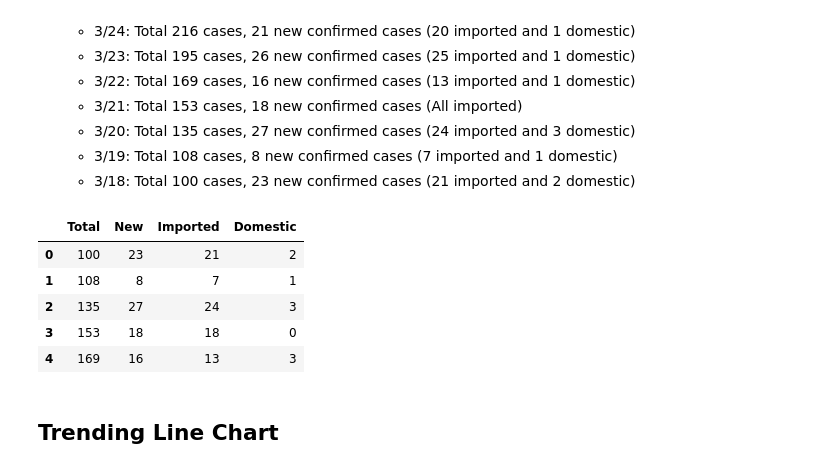
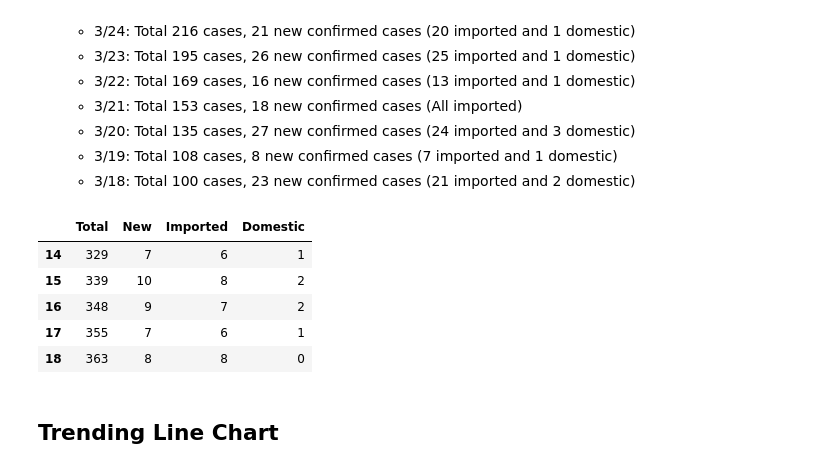
Before and after one commit to johnklee/covid19_data, a Jupyter notebook: tokyo_confirmed_cases.ipynb, the cells around one changed output. Cells and saved outputs as stored; diff of their text form; code cells hidden in the pictures.

```diff
--- a/tokyo_confirmed_cases.ipynb
+++ b/tokyo_confirmed_cases.ipynb
@@ -22,23 +22,24 @@
 # %%
 from datetime import datetime, timedelta
 import pandas as pd
 
 data_src_file = 'data.csv'
 begin_date = datetime.strptime('2020/03/18', '%Y/%m/%d')
 df = pd.read_csv(data_src_file)
 taiwan_cc = []
 '''Taiwan confirmed cases'''
+
 for index, row in df.iterrows():
     taiwan_cc.append((row['Total'], row['New'], row['Imported'], row['Domestic']))
 
-df.head()
+df.tail()
 # %% [output]
 |  | Total | New | Imported | Domestic |
-| 0 | 100 | 23 | 21 | 2 |
-| 1 | 108 | 8 | 7 | 1 |
-| 2 | 135 | 27 | 24 | 3 |
-| 3 | 153 | 18 | 18 | 0 |
-| 4 | 169 | 16 | 13 | 3 |
+| 14 | 329 | 7 | 6 | 1 |
+| 15 | 339 | 10 | 8 | 2 |
+| 16 | 348 | 9 | 7 | 2 |
+| 17 | 355 | 7 | 6 | 1 |
+| 18 | 363 | 8 | 8 | 0 |
 # %% [markdown]
 ## Trending Line Chart
 # %%
```
Also changed, not shown: parts of 1 cell of this notebook.
